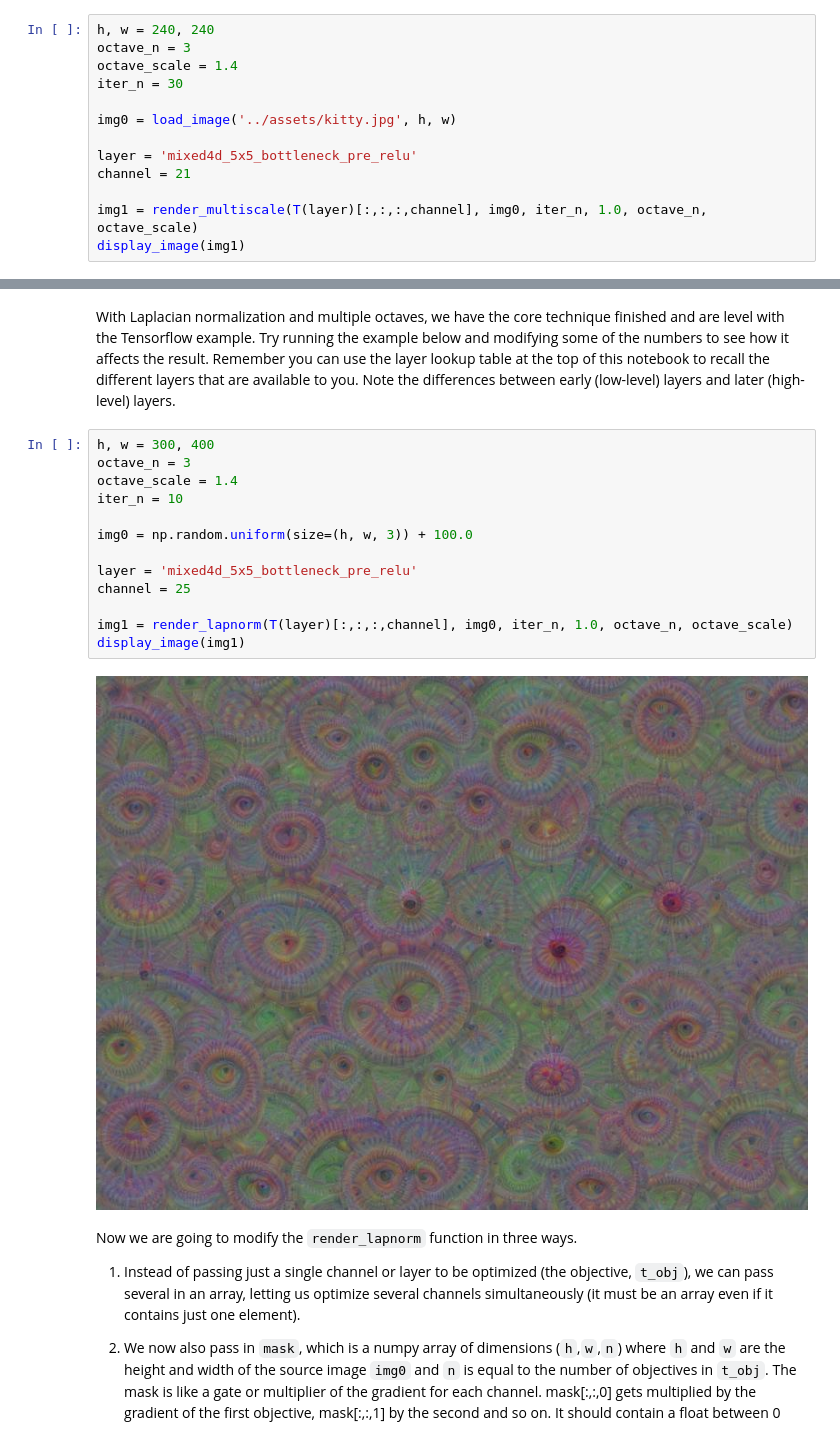
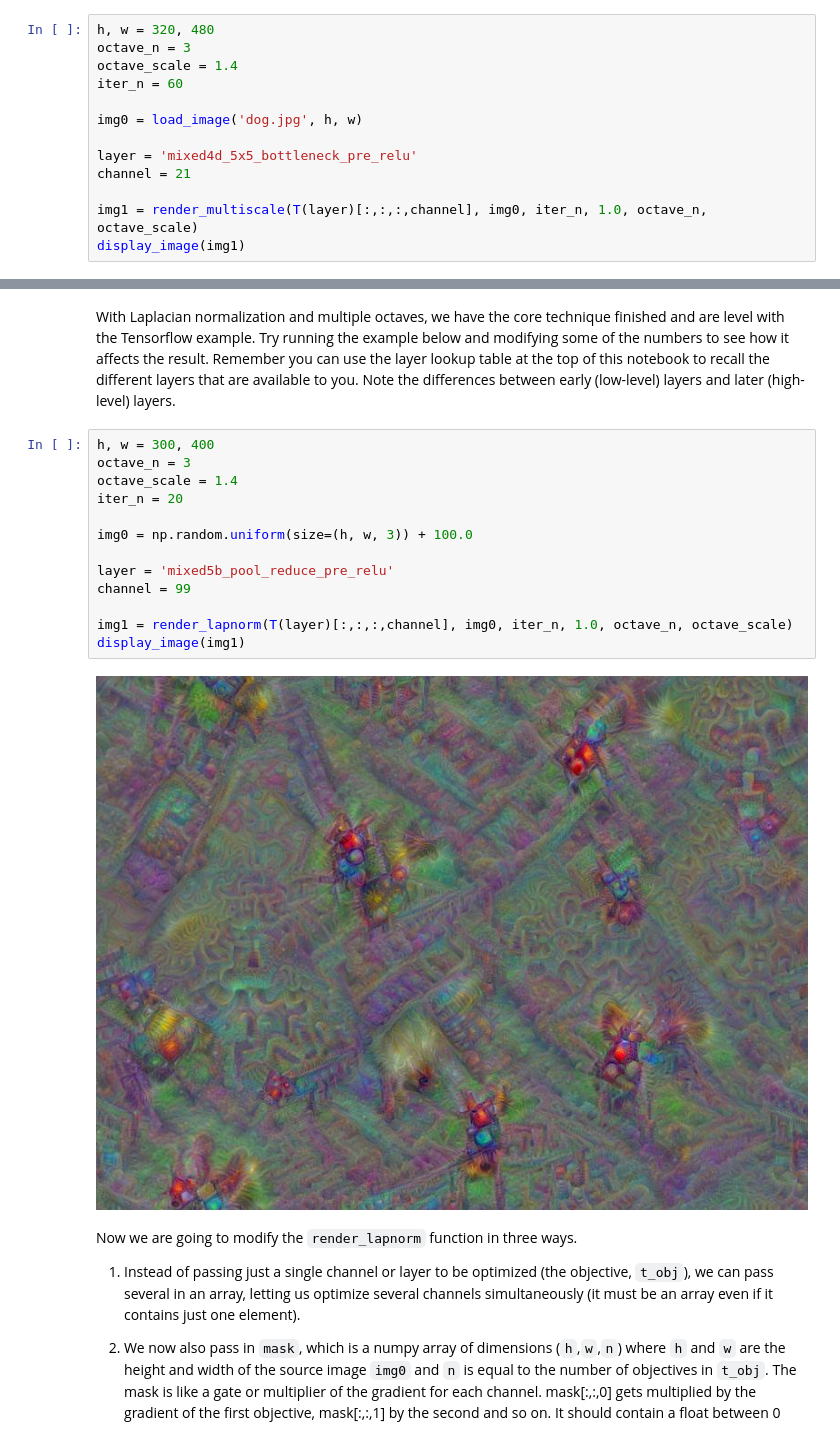
Before and after one commit to genekogan/course-ml4a, a Jupyter notebook: notebooks/10a_neural_synth.ipynb, the cells around one changed output, grey strips where cells are left out. Drawn from its saved outputs; the diff is of its cells as text.

```diff
--- a/notebooks/10a_neural_synth.ipynb
+++ b/notebooks/10a_neural_synth.ipynb
@@ -158,12 +158,12 @@ display_image(img1)
 Now load a real image and use that as the starting point. We'll use the kitty image in the assets folder. Here is the original.
 <img src="../assets/kitty.jpg" alt="kitty" style="width: 280px;"/>
 # %%
-h, w = 240, 240
+h, w = 320, 480
 octave_n = 3
 octave_scale = 1.4
-iter_n = 30
+iter_n = 60
 
-img0 = load_image('../assets/kitty.jpg', h, w)
+img0 = load_image('dog.jpg', h, w)
 
 layer = 'mixed4d_5x5_bottleneck_pre_relu'
 channel = 21
@@ -198,18 +198,18 @@ With Laplacian normalization and multiple octaves, we have the core technique fi
 # %%
 h, w = 300, 400
 octave_n = 3
 octave_scale = 1.4
-iter_n = 10
+iter_n = 20
 
 img0 = np.random.uniform(size=(h, w, 3)) + 100.0
 
-layer = 'mixed4d_5x5_bottleneck_pre_relu'
-channel = 25
+layer = 'mixed5b_pool_reduce_pre_relu'
+channel = 99
 
 img1 = render_lapnorm(T(layer)[:,:,:,channel], img0, iter_n, 1.0, octave_n, octave_scale)
 display_image(img1)
 # %% [output]
-[figure, old version]
+[figure, new version]
 # %% [markdown]
 Now we are going to modify the `render_lapnorm` function in three ways.
 
```
Also changed, not shown: parts of 12 cells of this notebook.
